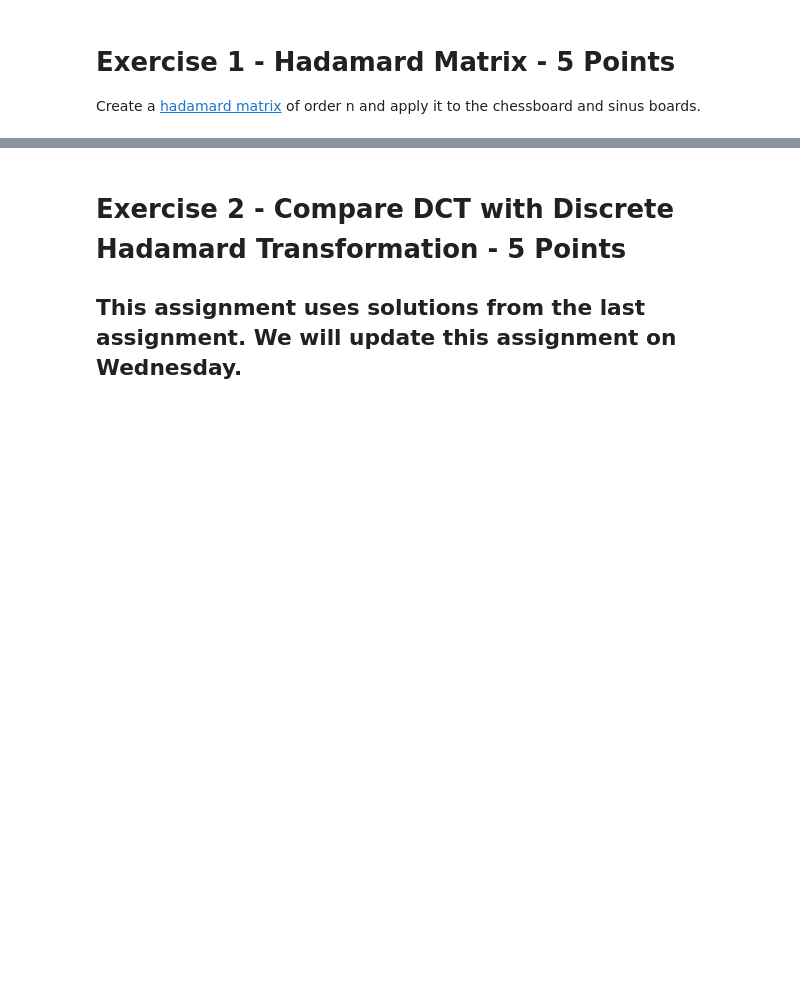
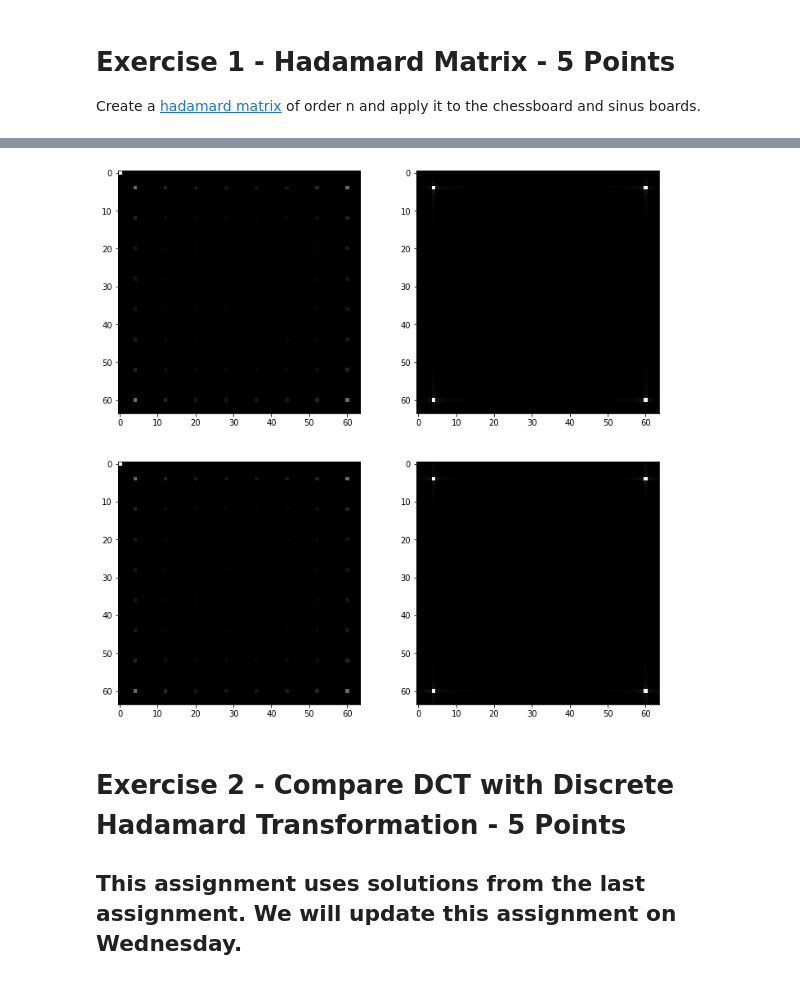
Before and after one commit to Ad96el/Bilderkennung, a Jupyter notebook: assignments/10_assignment.ipynb, the cells around one changed output, grey strips where cells are left out. Drawn from its saved outputs; the diff is of its cells as text; code cells hidden in the pictures; blank space fills up the shorter version.

```diff
--- a/assignments/10_assignment.ipynb
+++ b/assignments/10_assignment.ipynb
@@ -132,20 +156,22 @@ plt.show()
 # %%
 # Plot the fourier transformation of chess boards and sinus boards.
 # You can use some functions from np.ftt
-chess_board_ft = chess_board                      # your code here
-chess_board_roll_ft = chess_board_roll
-sinus_board_ft = sinus_board
-sinus_board_roll_ft = sinus_board_roll
+chess_board_ft = abs(np.fft.fft2(chess_board))
+chess_board_roll_ft = abs(np.fft.fft2(chess_board_roll))
+sinus_board_ft = abs(np.fft.fft2(sinus_board))
+sinus_board_roll_ft = abs(np.fft.fft2(sinus_board_roll))
 
 plt.subplot(221)
 plt.imshow(chess_board_ft.real, cmap='gray', interpolation='nearest')
 plt.subplot(222)
 plt.imshow(sinus_board_ft.real, cmap='gray')
 plt.subplot(223)
 plt.imshow(chess_board_roll_ft.real, cmap='gray', interpolation='nearest')
 plt.subplot(224)
 plt.imshow(sinus_board_roll_ft.real, cmap='gray')
 plt.show()
+# %% [output]
+[figure, added]
 # %% [markdown]
 # Exercise 2 - Compare DCT with Discrete Hadamard Transformation - 5 Points
 ## This assignment uses solutions from the last assignment. We will update this assignment on Wednesday.
```
Also changed, not shown: parts of 6 cells of this notebook, 2 other files.
